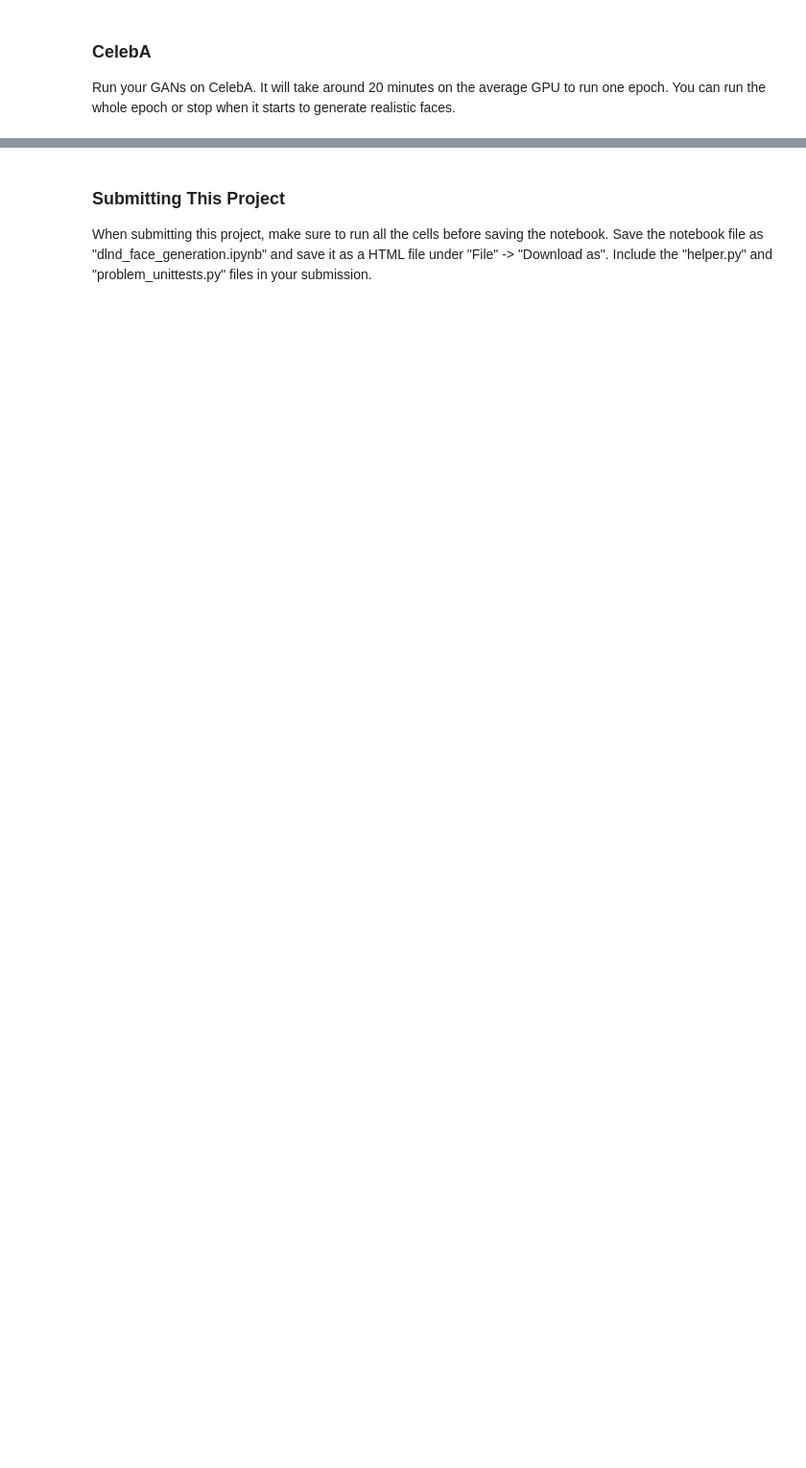
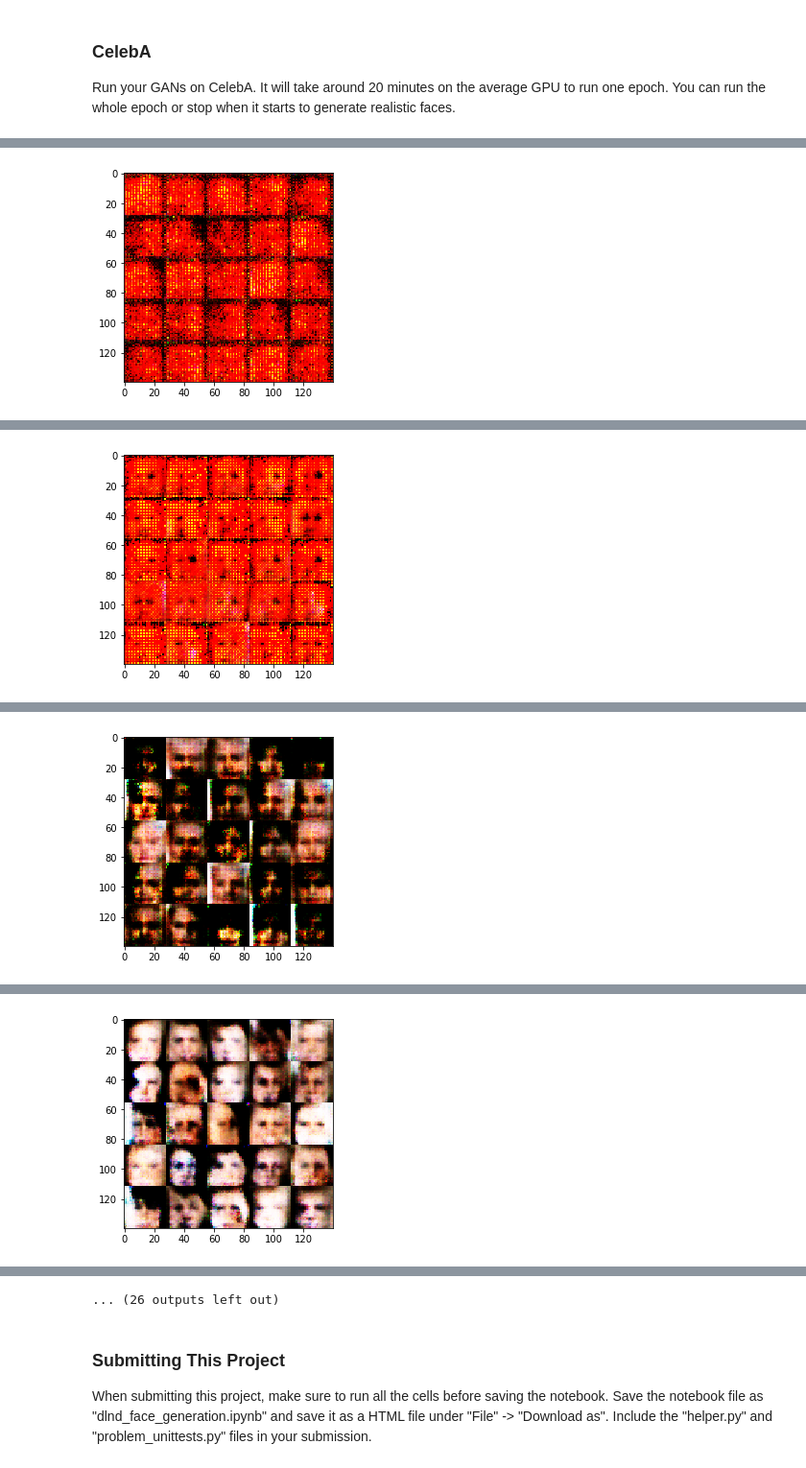
Before and after one commit to gensasaki/Deep-Learning-Project5, a Jupyter notebook: dlnd_face_generation.ipynb, the cells around one changed output, grey strips where cells are left out. Shown at 96% size. Saved outputs shown, nothing was run; the diff lists cells and outputs as text; code cells hidden in the pictures; blank space fills up the shorter version.

```diff
--- a/dlnd_face_generation.ipynb
+++ b/dlnd_face_generation.ipynb
@@ -281,10 +414,10 @@ with tf.Graph().as_default():
 ### CelebA
 Run your GANs on CelebA.  It will take around 20 minutes on the average GPU to run one epoch.  You can run the whole epoch or stop when it starts to generate realistic faces.
 # %%
-batch_size = None
-z_dim = None
-learning_rate = None
-beta1 = None
+batch_size = 100
+z_dim = 100
+learning_rate = 0.001
+beta1 = 0.5
 
 
 """
@@ -296,3 +429,4 @@ celeba_dataset = helper.Dataset('celeba', glob(os.path.join(data_dir, 'img_align
 with tf.Graph().as_default():
     train(epochs, batch_size, z_dim, learning_rate, beta1, celeba_dataset.get_batches,
           celeba_dataset.shape, celeba_dataset.image_mode)
+# %% [output]
@@ -298,0 +435 @@ with tf.Graph().as_default():
+[figure, added]
@@ -298,0 +438 @@ with tf.Graph().as_default():
+[figure, added]
@@ -298,0 +441 @@ with tf.Graph().as_default():
+[figure, added]
@@ -298,0 +444 @@ with tf.Graph().as_default():
+[figure, added]
@@ -299,3 +451,4 @@ with tf.Graph().as_default():
+... (26 outputs left out)
 # %% [markdown]
 ### Submitting This Project
 When submitting this project, make sure to run all the cells before saving the notebook. Save the notebook file as "dlnd_face_generation.ipynb" and save it as a HTML file under "File" -> "Download as". Include the "helper.py" and "problem_unittests.py" files in your submission.
```
Also changed, not shown: parts of 12 cells of this notebook.
